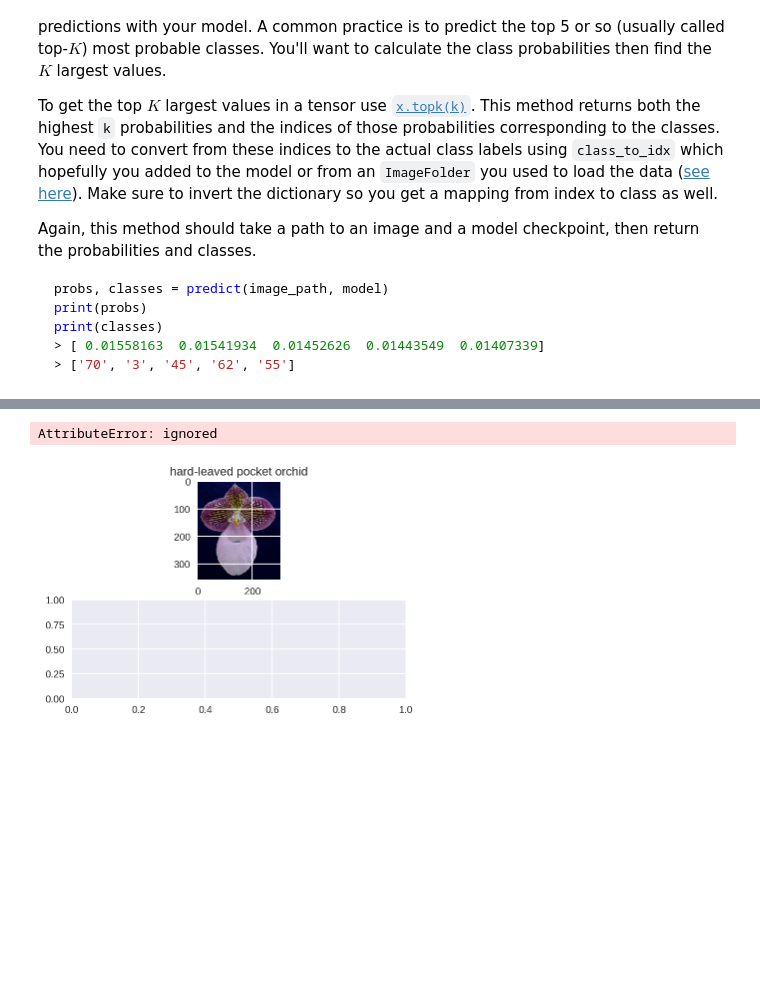
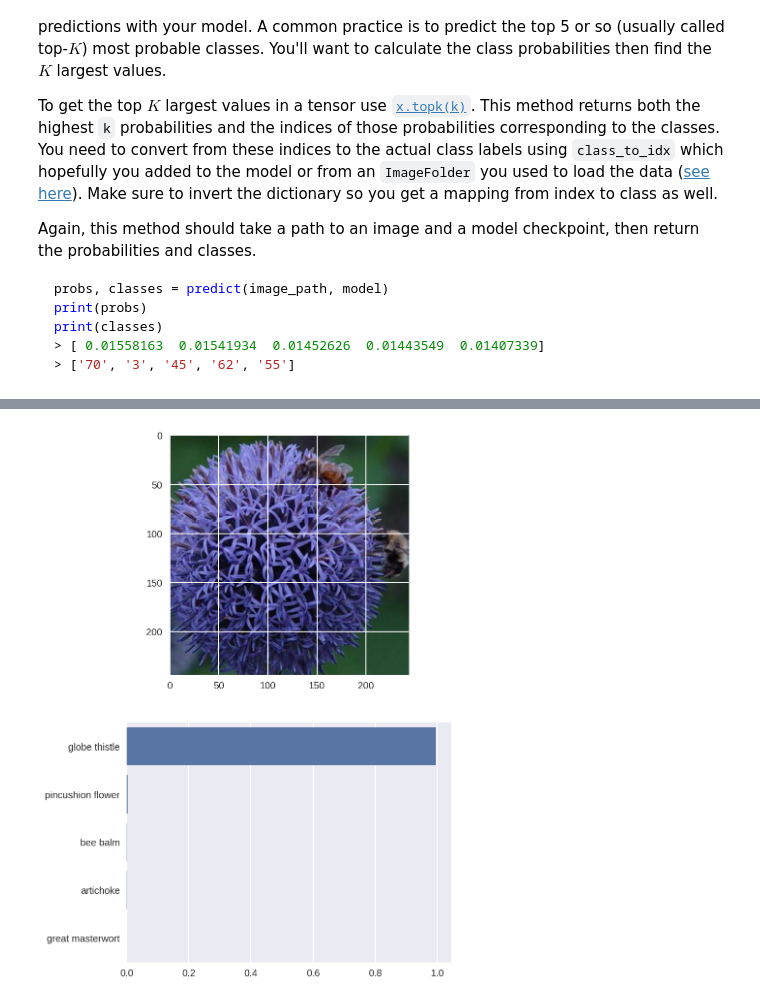
Before and after one commit to ShreyanshuShekhar/Flower-Recognition, a Jupyter notebook: Image_Classifier_Project.ipynb, the cells around one changed output, grey strips where cells are left out. Drawn from its saved outputs; the diff is of its cells as text; code cells hidden in the pictures; blank space fills up the shorter version.

```diff
--- a/Image_Classifier_Project.ipynb
+++ b/Image_Classifier_Project.ipynb
@@ -69,10 +70,10 @@ The validation and testing sets are used to measure the model's performance on d
 
 The pre-trained networks you'll use were trained on the ImageNet dataset where each color channel was normalized separately. For all three sets you'll need to normalize the means and standard deviations of the images to what the network expects. For the means, it's `[0.485, 0.456, 0.406]` and for the standard deviations `[0.229, 0.224, 0.225]`, calculated from the ImageNet images.  These values will shift each color channel to be centered at 0 and range from -1 to 1.
 # %%
-data_dir = 'Flower-Recognition/flowers'
-train_dir = data_dir + '/train'
-valid_dir = data_dir + '/valid'
-test_dir = data_dir + '/test'
+data_dir = 'Flower-Recognition/flower_data'
+train_dir = data_dir + '/train_dir'
+valid_dir = data_dir + '/valid_dir'
+test_dir = data_dir + '/test_dir'
 # %%
 # Define transforms for the training data and testing data
 train_transforms = transforms.Compose([transforms.RandomRotation(30),
@@ -211,8 +217,6 @@ def validation(model, testloader, criterion):
 
     return test_loss, accuracy
 # %%
-# Train the classifier layers using backpropogation using the pre-trained network to get features
-
 # Train the classifier layers using backpropogation using the pre-trained network to get features
 
 print("Training process initializing .....\n")
@@ -261,7 +265,7 @@ for e in range(epochs):
               print('Validation loss decreased ({:.6f} --> {:.6f}).  Saving model ...'.format(
               valid_loss_min,
               valid_loss))
-              torch.save(model.state_dict(), 'model.pt')
+              torch.save({'model_state_dict': model.state_dict()}, 'model.pt')
               valid_loss_min = valid_loss
 # %% [output]
 Training process initializing .....
@@ -318,10 +322,12 @@ To Create a checkpoint [Reference](https://discuss.pytorch.org/t/saving-and-load
 # Create this `class_to_idx` attribute quickly
 model.class_to_idx = train_data.class_to_idx
 # %%
+checkpointprev = torch.load('model.pt')
 checkpoint = {'architecture': model.name,
              'classifier': model.classifier,
              'class_to_idx': model.class_to_idx,
-             'state_dict': model.state_dict()}
+             'state_dict':model.load_state_dict(checkpointprev['model_state_dict'])}
+
 
 torch.save(checkpoint, 'my_checkpoint.pth')
 # %% [markdown]
@@ -504,24 +510,30 @@ Now that you can use a trained model for predictions, check to make sure it make
 <img src='assets/inference_example.png' width=300px>
 
 You can convert from the class integer encoding to actual flower names with the `cat_to_name.json` file (should have been loaded earlier in the notebook). To show a PyTorch tensor as an image, use the `imshow` function defined above.
-# %%
-# Display an image along with the top 5 classes
-img = mpimg.imread('sample_img.jpg')
-
-f, axarr = plt.subplots(2,1)
-
-axarr[0].imshow(img)
-axarr[0].set_title('hard-leaved pocket orchid')
-
-probs, classes = predict.predict(image='sample_img.jpg', checkpoint='my_model.pt', labels='cat_to_name.json', gpu=True)
-y_pos = np.arange(len(classes))
-
-axarr[1].barh(y_pos, probs, align='center', color='blue')
-axarr[1].set_yticks(y_pos)
-axarr[1].set_yticklabels(classes)
-axarr[1].invert_yaxis()  # labels read top-to-bottom
-_ = axarr[1].set_xlabel('Probs')
-# %% [output]
-AttributeError: ignored
-[figure, removed]
+# %%
+# TODO: Display an image along with the top 5 classes
+# Define image path
+image_path = "Flower-Recognition/flower_data/test_dir/10/image_07090.jpg"
+
+# Set up plot
+plt.figure(figsize = (6,10))
+ax = plt.subplot(2,1,1)
+
+# Set up title
+flower_num = image_path.split('/')[3]
+title_ = cat_to_name[flower_num]
+
+# Plot flower
+img = process_image(image_path)
+imshow(img, ax, title = title_);
+
+# Make prediction
+probs, labs, flowers = predict(image_path, model)
+
+# Plot bar chart
+plt.subplot(2,1,2)
+sns.barplot(x=probs, y=flowers, color=sns.color_palette()[0]);
+plt.show()
+# %% [output]
+[figure, added]
 # %%
```
Also changed, not shown: parts of 7 cells of this notebook.
